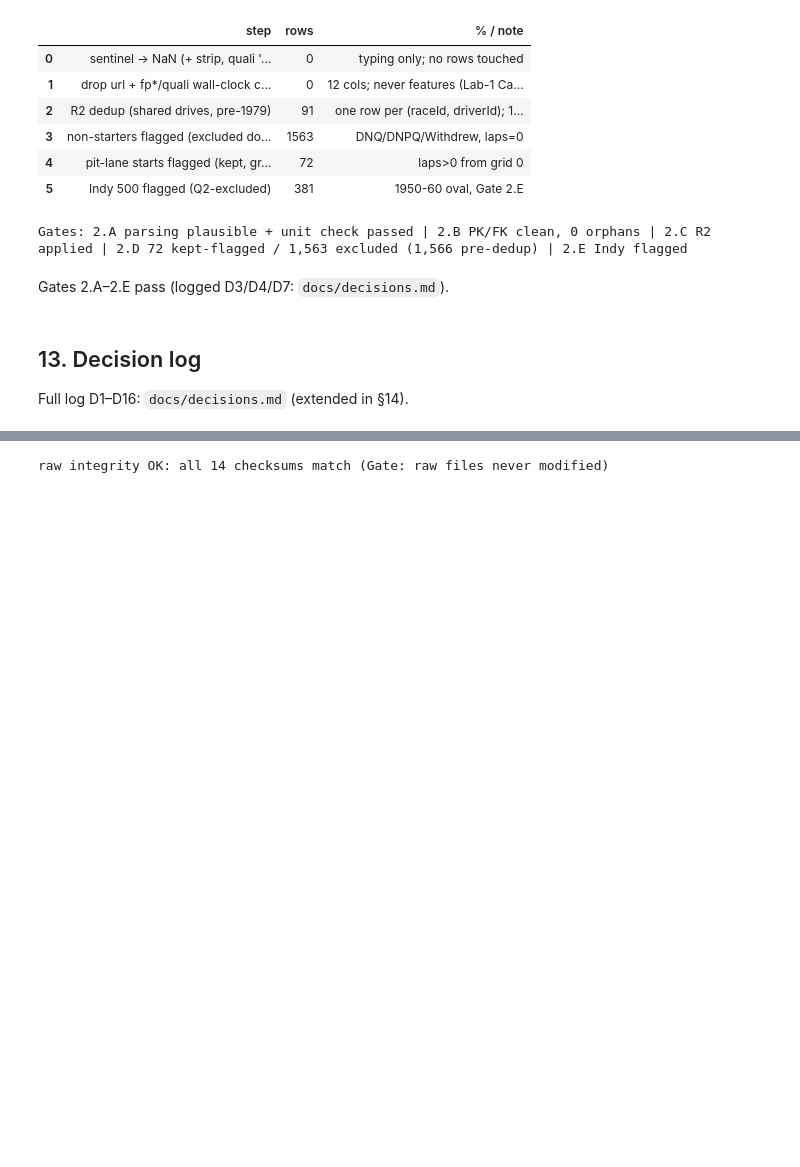
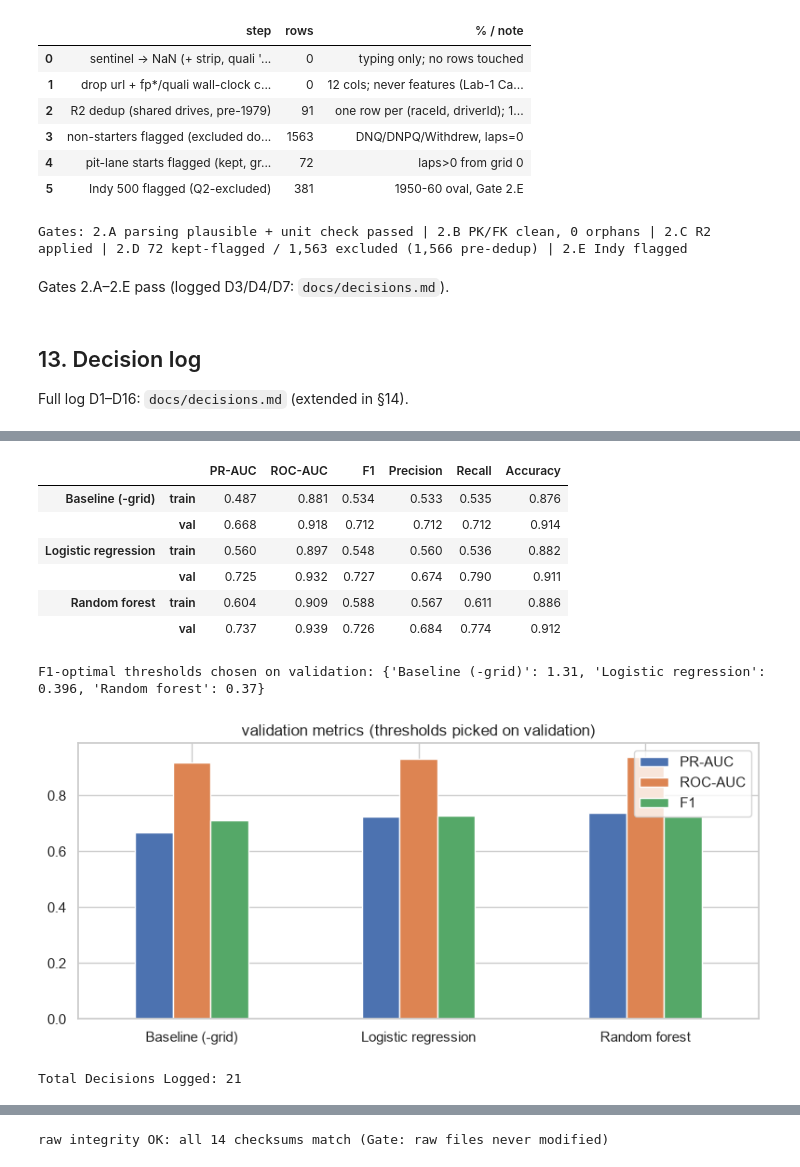
Before and after one commit to MohamedAyman04/f1-drivers, a Jupyter notebook: notebooks/f1_podium_prediction.ipynb, the cells around one changed output, grey strips where cells are left out. Drawn from its saved outputs; the diff is of its cells as text; code cells hidden in the pictures; blank space fills up the shorter version.

```diff
--- a/notebooks/f1_podium_prediction.ipynb
+++ b/notebooks/f1_podium_prediction.ipynb
@@ -2214,0 +2352,23 @@ Total Decisions Logged: 16 (all decided, 0 open)
+# %%
+from sklearn.preprocessing import StandardScaler
+
+def fit_fill(train, groups, overrides=None):
+    """Fill values learned on TRAIN only: train median, or an explicit value per column in `overrides`
+    (e.g. the overall train podium rate for a target-encoded column)."""
+    fills = {c: train[c].median() for cols in groups.values() for c in cols}
+    return {**fills, **(overrides or {})}
+
+def apply_fill_flag(df, groups, fills):
+    """Per group: add a 0/1 `no_history_<group>` flag (any column missing), then fill the NaNs."""
+    out = df.copy()
+    for g, cols in groups.items():
+        out[f"no_history_{g}"] = out[cols].isna().any(axis=1).astype(int)
+        out[cols] = out[cols].fillna({c: fills[c] for c in cols})
+    return out
+
+# self-check on a toy frame: fills come from train only, flags mark the filled rows
+_g = {"a": ["x"]}
+_f = fit_fill(pd.DataFrame({"x": [1.0, np.nan, 3.0, 5.0]}), _g)
+_o = apply_fill_flag(pd.DataFrame({"x": [np.nan, 100.0]}), _g, _f)
+assert _f["x"] == 3.0 and _o["x"].tolist() == [3.0, 100.0] and _o["no_history_a"].tolist() == [1, 0]
+print("fill-and-flag self-check passed")
@@ -2214,0 +2534,34 @@ Total Decisions Logged: 16 (all decided, 0 open)
+# %%
+# 17.2 thresholds on validation, then train/val metrics (test stays untouched until section 18)
+score = {"Baseline (-grid)": (lambda X: -X["grid"]), "Logistic regression": (lambda X: lr_best.predict_proba(X)[:, 1]),
+         "Random forest": (lambda X: rf_best.predict_proba(X)[:, 1])}
+THR = {k: best_f1_threshold(y_val, f(X_val)) for k, f in score.items()}
+table = pd.DataFrame({(k, s): metrics(y, f(X), THR[k]) for k, f in score.items()
+                      for s, X, y in [("train", X_train, y_train), ("val", X_val, y_val)]}).T
+display(table.round(3))
+print("F1-optimal thresholds chosen on validation:", {k: round(float(v), 3) for k, v in THR.items()})
+fig, ax = plt.subplots(figsize=(8, 3.8))
+table.xs("val", level=1)[["PR-AUC", "ROC-AUC", "F1"]].plot.bar(ax=ax, rot=0)
+ax.set_title("validation metrics (thresholds picked on validation)")
+plt.tight_layout()
+plt.savefig(FIG_DIR / "fig_17_models_val.png", dpi=150)
+plt.show()
+assert table.loc[("Logistic regression", "val"), "PR-AUC"] > table.loc[("Baseline (-grid)", "val"), "PR-AUC"], "LR must beat -grid"
+assert table.loc[("Random forest", "val"), "PR-AUC"] > table.loc[("Baseline (-grid)", "val"), "PR-AUC"], "RF must beat -grid"
+# %% [output]
+|  |  | PR-AUC | ROC-AUC | F1 | Precision | Recall | Accuracy |
+| Baseline (-grid) | train | 0.487 | 0.881 | 0.534 | 0.533 | 0.535 | 0.876 |
+|  | val | 0.668 | 0.918 | 0.712 | 0.712 | 0.712 | 0.914 |
+| Logistic regression | train | 0.560 | 0.897 | 0.548 | 0.560 | 0.536 | 0.882 |
+|  | val | 0.725 | 0.932 | 0.727 | 0.674 | 0.790 | 0.911 |
+| Random forest | train | 0.604 | 0.909 | 0.588 | 0.567 | 0.611 | 0.886 |
+|  | val | 0.737 | 0.939 | 0.726 | 0.684 | 0.774 | 0.912 |
+F1-optimal thresholds chosen on validation: {'Baseline (-grid)': 1.31, 'Logistic regression': 0.396, 'Random forest': 0.37}
+[figure, added]
+# %%
+DECISIONS.append((21, "M5: models = logistic regression + random forest (+ shallow NN to come), baseline -grid", "decided",
+    "2026-10-06: class weight and grid chosen on validation PR-AUC, threshold = F1-optimal on validation, "
+    "test scored once after the NN is added"))
+print(f"Total Decisions Logged: {len(DECISIONS)}")
+# %% [output]
+Total Decisions Logged: 21
```
Also changed, not shown: parts of 63 cells of this notebook, 22 other files.
